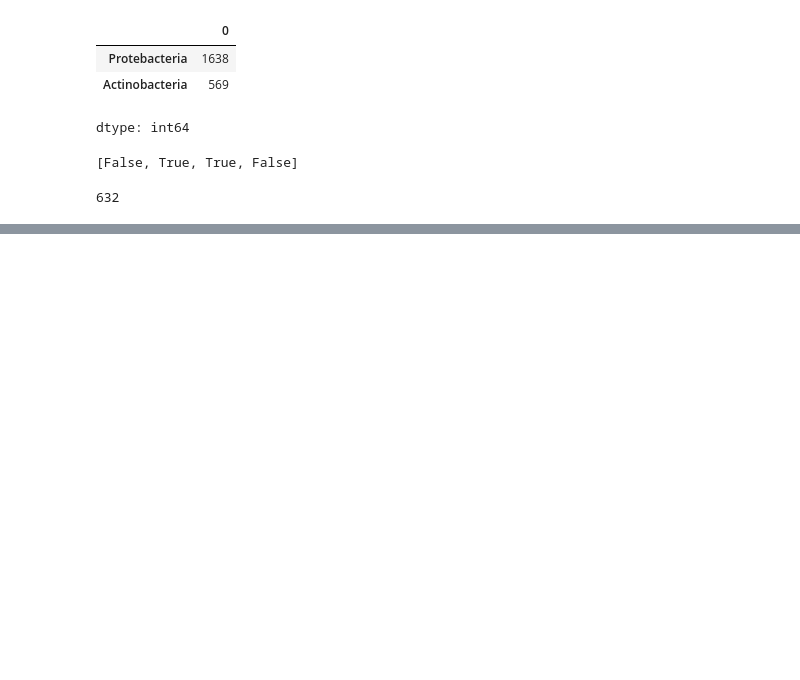
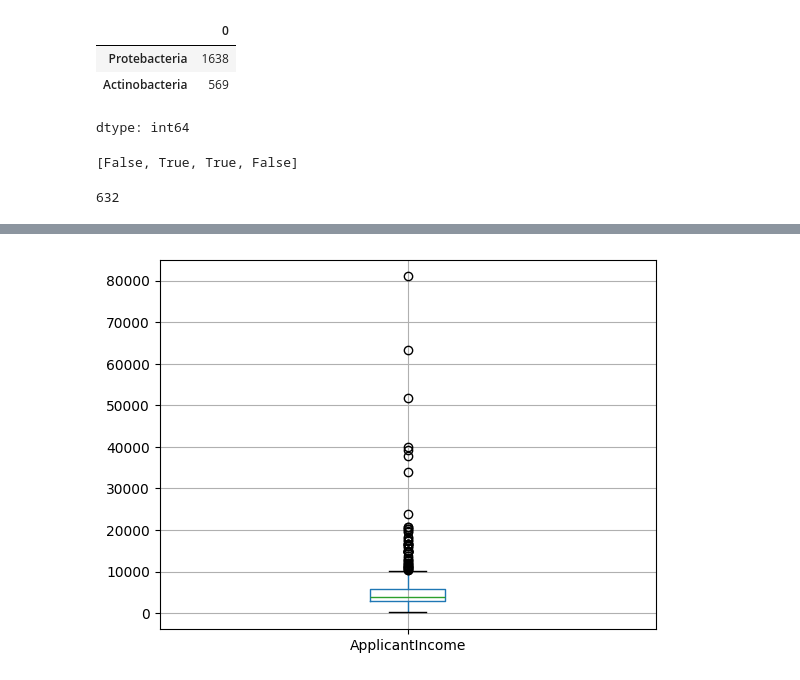
Before and after one commit to samariwa/artificial-intelligence-projects, a Jupyter notebook: lab2.ipynb, the cells around one changed output, grey strips where cells are left out. Cells and saved outputs as stored; diff of their text form; code cells hidden in the pictures; blank space fills up the shorter version.

```diff
--- a/lab2.ipynb
+++ b/lab2.ipynb
@@ -53,0 +399,5 @@ FileNotFoundError: [Errno 2] No such file or directory: 'train.csv'
+# %%
+loan.boxplot(column='ApplicantIncome')
+plt.show()
+# %% [output]
+[figure, added]
```
Also changed, not shown: parts of 39 cells of this notebook.
